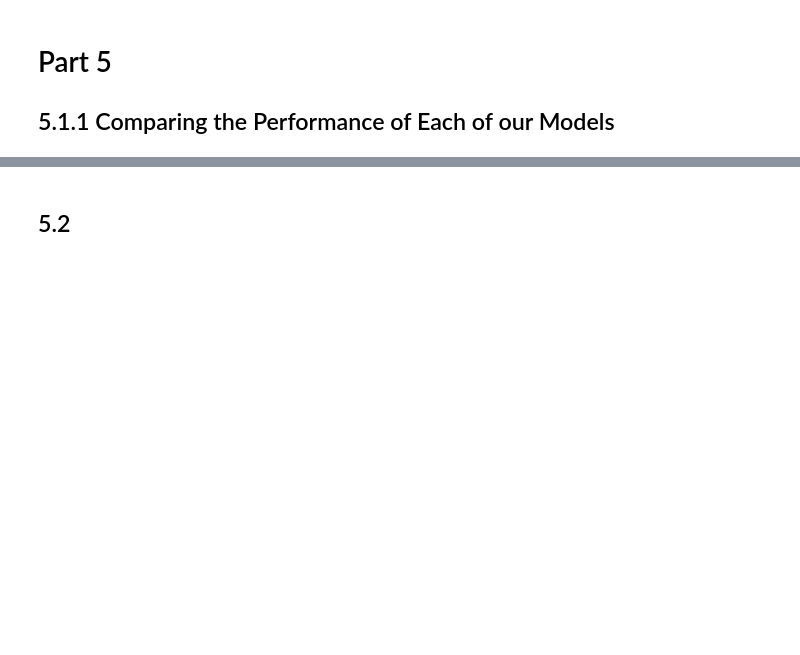
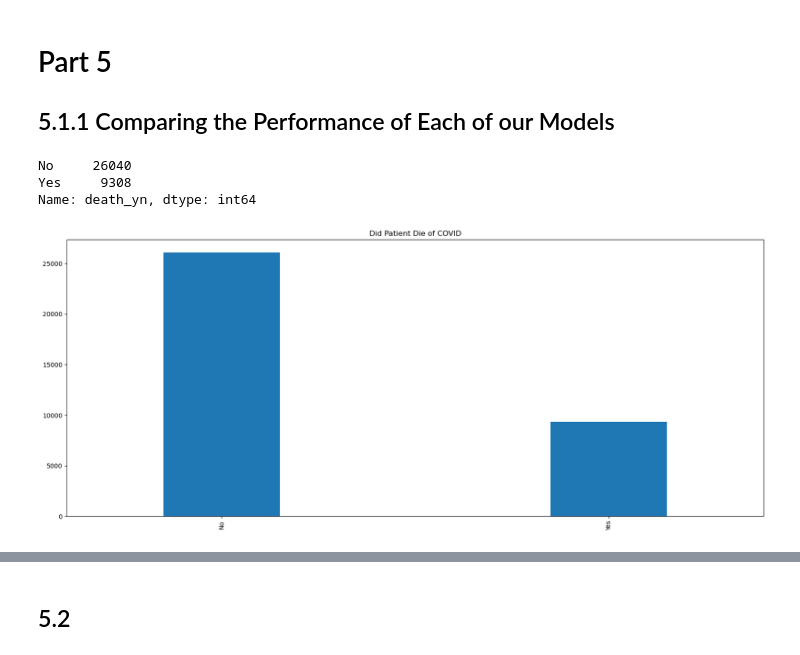
Before and after one commit to mattx245/Machine-Learning-Project, a Jupyter notebook: Homework2_22207000_12468998.ipynb, the cells around one changed output, grey strips where cells are left out. Drawn from its saved outputs; the diff is of its cells as text; code cells hidden in the pictures; blank space fills up the shorter version.

```diff
--- a/Homework2_22207000_12468998.ipynb
+++ b/Homework2_22207000_12468998.ipynb
@@ -1231,3 +1205,12 @@ In terms of comparison to the other models, the random forest model performed sl
 # Part 5
 
 ## 5.1.1 Comparing the Performance of Each of our Models
+# %%
+df['death_yn'].value_counts(dropna = False).plot(figsize=(20,8), kind='bar', width=0.3, title='Did Patient Die of COVID')
+
+df['death_yn'].value_counts()
+# %% [output]
+No     26040
+Yes     9308
+Name: death_yn, dtype: int64
+[figure, added]
```
Also changed, not shown: parts of 20 cells of this notebook.
